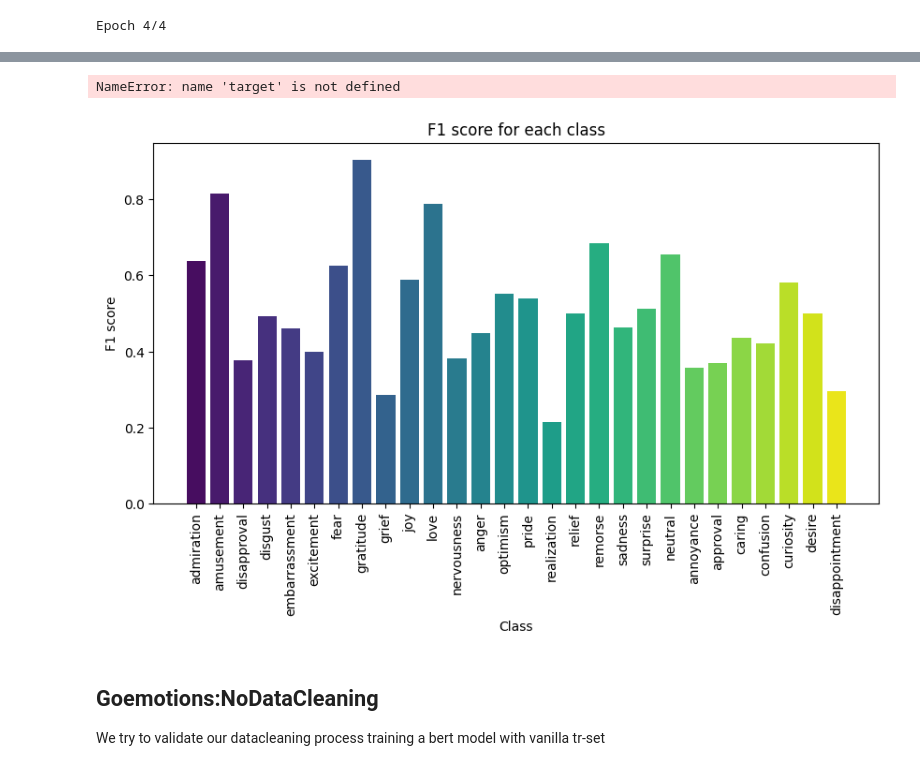
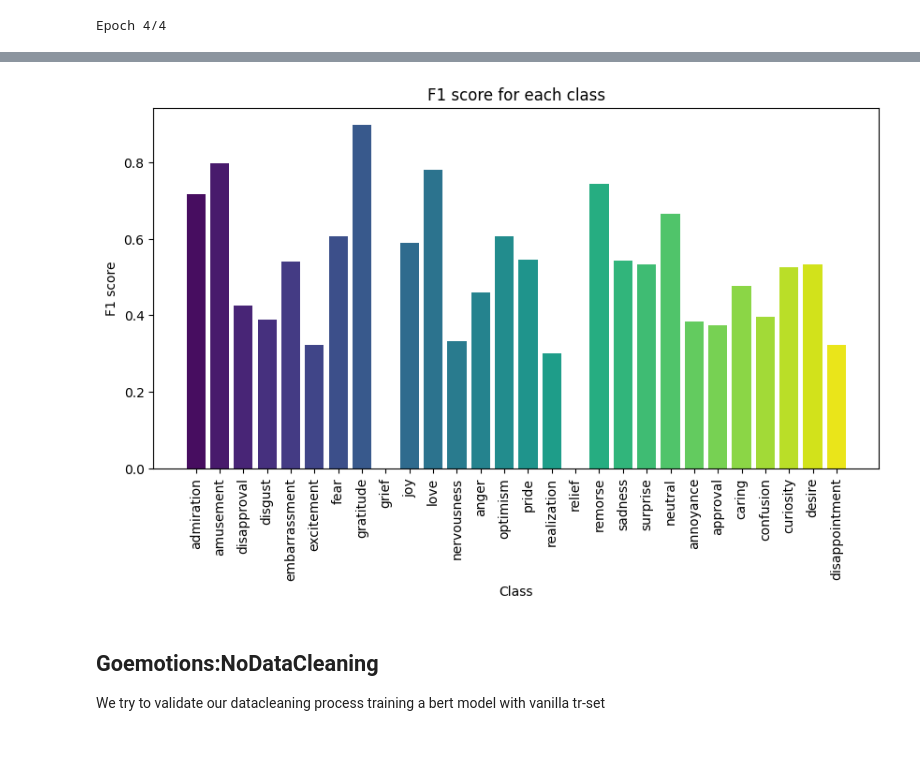
Before and after one commit to Nsivaa/HLT, a Jupyter notebook: Bert_FineTuning.ipynb, the cells around one changed output, grey strips where cells are left out. Cells and saved outputs as stored; diff of their text form; code cells hidden in the pictures.

```diff
--- a/Bert_FineTuning.ipynb
+++ b/Bert_FineTuning.ipynb
@@ -153,3 +117,5 @@ plot_learning_curves(tr_scores['f1_macro'], val_scores['f1_macro'], 'Macro F1')
 # %%
-out = model.predict(test_df)
-target = test_df.iloc[:, 1:].values
+model = Bert(SCORES,
+                PARAMS,checkpoint=CHECKPOINT_MODEL_FILE)
+out = model.predict(val_df)
+target = val_df.iloc[:, 1:].values
@@ -170,15 +140,11 @@ Best F1 Score (macro): 0.5102663111629383
-# %%
-# get best threshold
-thresh, _ = tune_sigmoid_threshold(target, out, metric_params={'average':'macro', 'zero_division':0}, metric_fun=f1_score)
-# %% [output]
-NameError: name 'target' is not defined
 # %%
+threshold = 0.21
 # bar plot over classes
 
-best_out = (out > thresh).astype(int)
+best_out = (out > threshold).astype(int)
 plot_score_barplot(target, best_out, LABEL_COLS)
 # %% [output]
-[figure, old version]
+[figure, new version]
 # %% [markdown]
 ## Goemotions:NoDataCleaning
 We try to validate our datacleaning process training a bert model with vanilla tr-set
```
Also changed, not shown: parts of 20 cells of this notebook, 1 other file.
